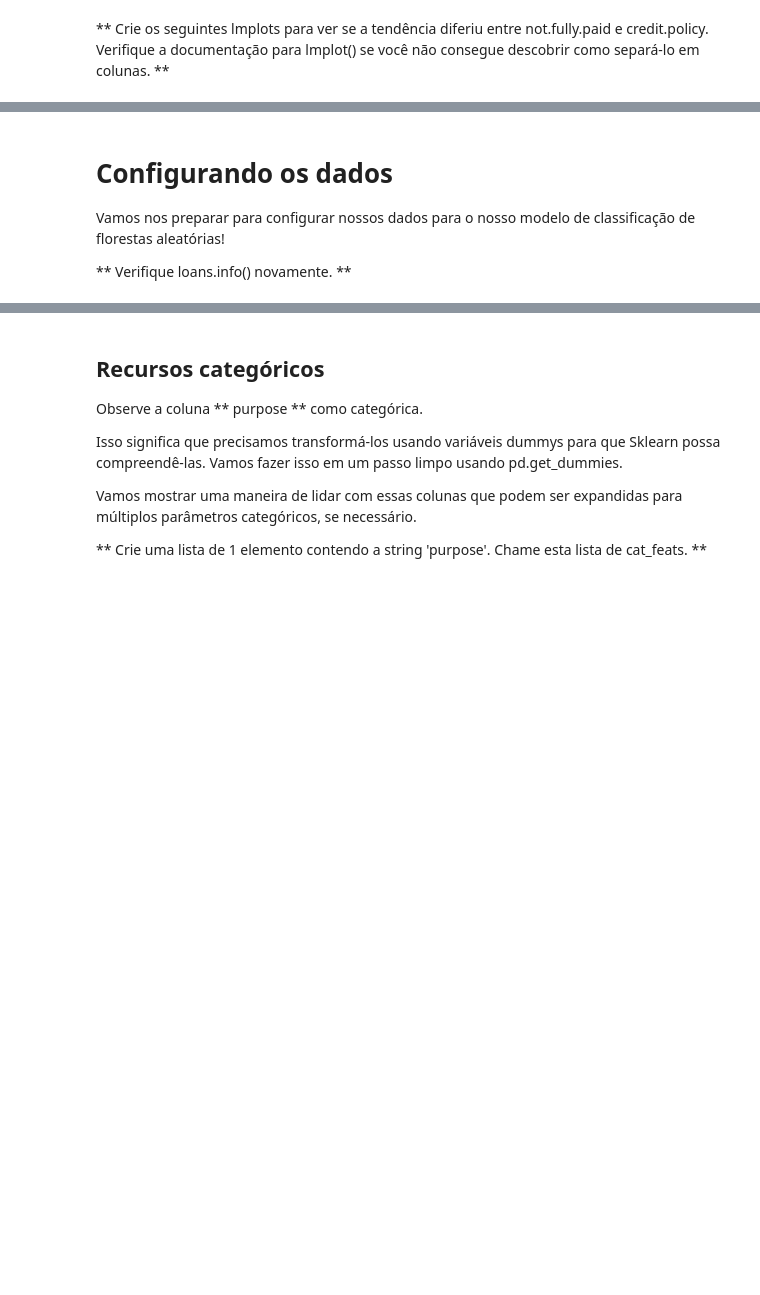
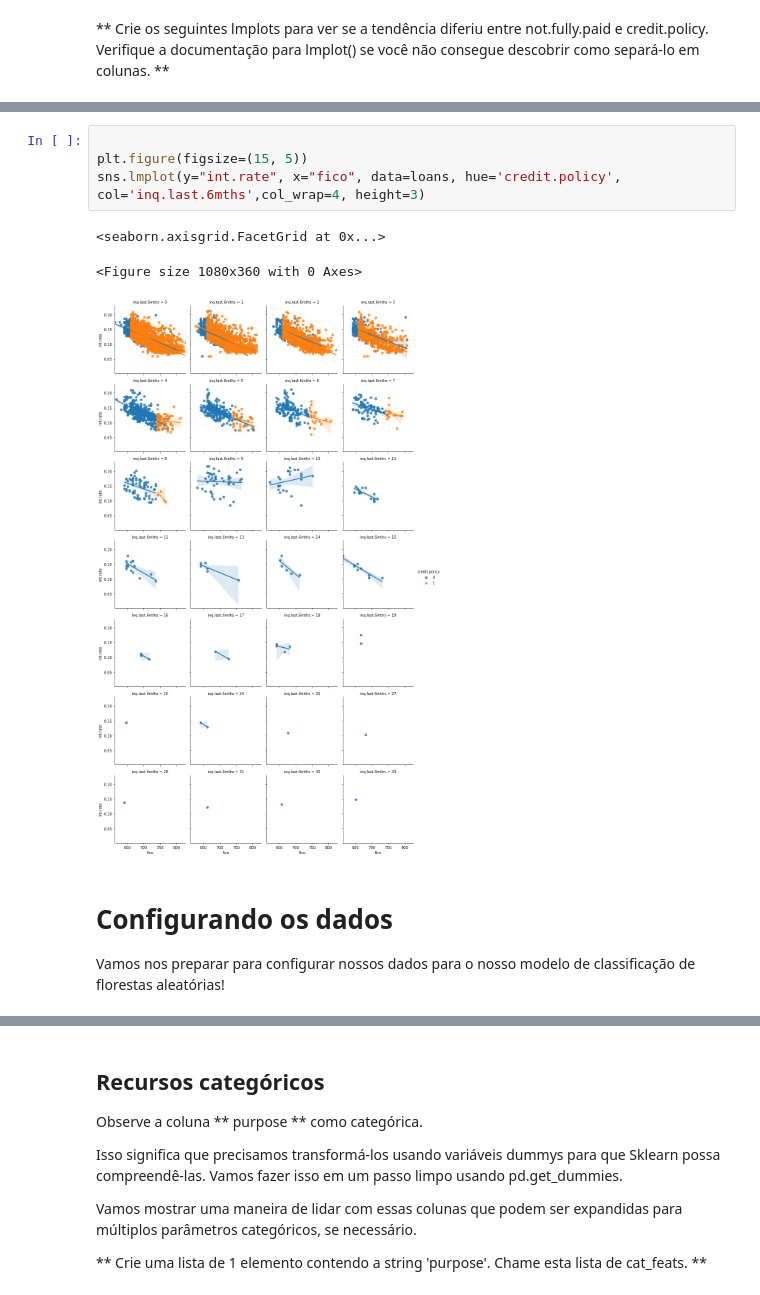
Before and after one commit to diogofergom/arvore_de_decisao, a Jupyter notebook: Projeto árvores de decisão e florestas aleatórias.ipynb, the cells around one changed output, grey strips where cells are left out. Cells and saved outputs as stored; diff of their text form; blank space fills up the shorter version.

```diff
--- a/Projeto árvores de decisão e florestas aleatórias.ipynb
+++ b/Projeto árvores de decisão e florestas aleatórias.ipynb
@@ -127,6 +133,12 @@ Text(0.5, 0, 'FICO')
+# %%
+
+plt.figure(figsize=(15, 5))
+sns.lmplot(y="int.rate", x="fico", data=loans, hue='credit.policy', col='inq.last.6mths',col_wrap=4, height=3)
+# %% [output]
+<seaborn.axisgrid.FacetGrid at 0x...>
+<Figure size 1080x360 with 0 Axes>
+[figure, added]
 # %% [markdown]
 # Configurando os dados
 
 Vamos nos preparar para configurar nossos dados para o nosso modelo de classificação de florestas aleatórias!
-
-** Verifique loans.info() novamente. **
```
Also changed, not shown: parts of 20 cells of this notebook.
